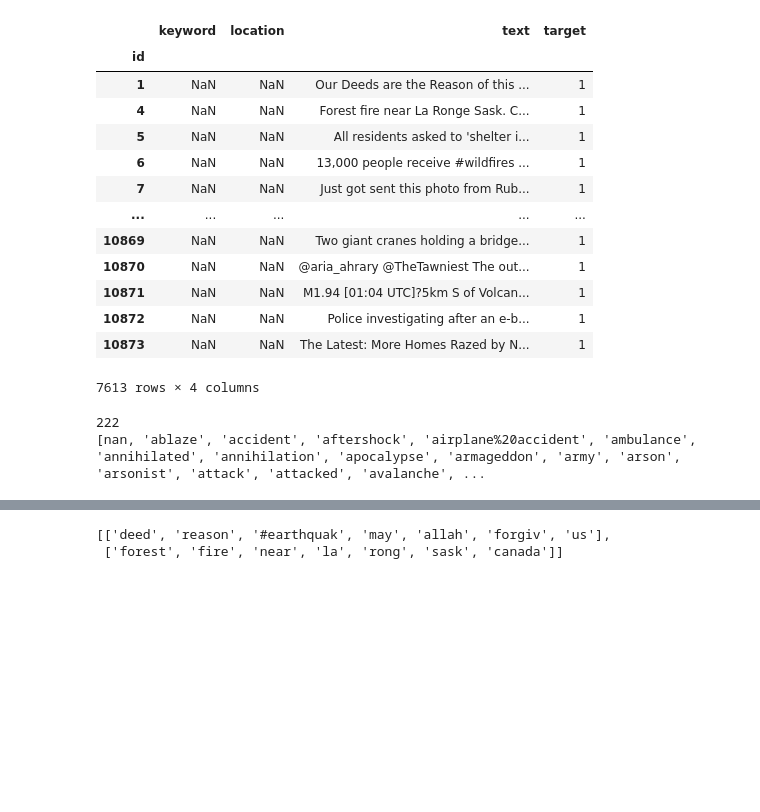
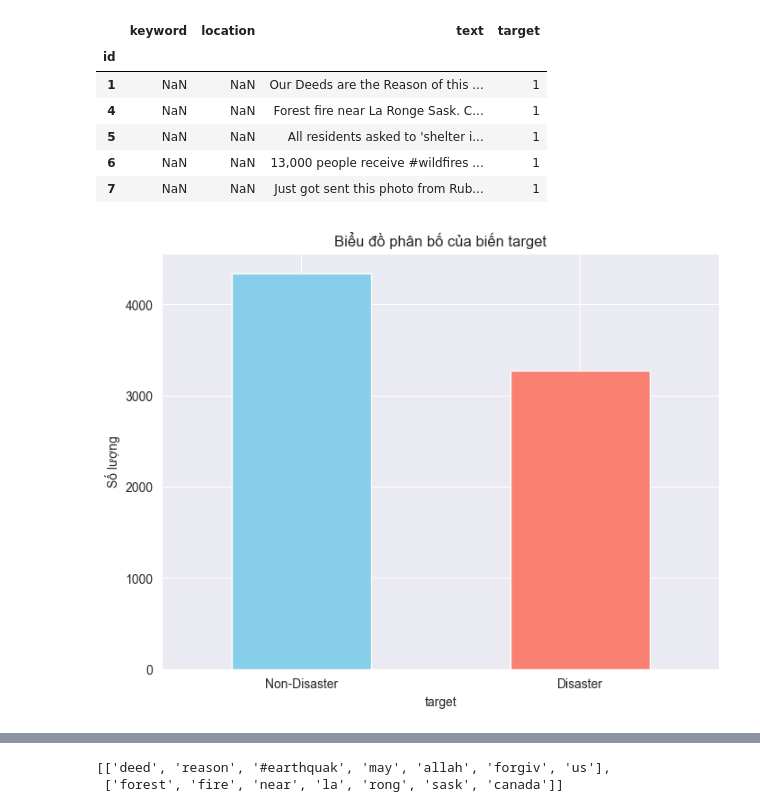
Before and after one commit to kimdamitung/NaturalLanguageProcessing, a Jupyter notebook: Nhom14/naturallanguageprocessing.ipynb, the cells around one changed output, grey strips where cells are left out. Cells and saved outputs as stored; diff of their text form; code cells hidden in the pictures; blank space fills up the shorter version.

```diff
--- a/Nhom14/naturallanguageprocessing.ipynb
+++ b/Nhom14/naturallanguageprocessing.ipynb
@@ -17,26 +18,12 @@ from joblib import Parallel, delayed
 # %%
 df_train = pd.read_csv('dataset/train.csv', index_col=0)
 df_test  = pd.read_csv('dataset/test.csv', index_col=0)
-df_train
+df_train.head()
 # %% [output]
 |  | keyword | location | text | target |
 | id |  |  |  |  |
 | 1 | NaN | NaN | Our Deeds are the Reason of this ... | 1 |
 | 4 | NaN | NaN | Forest fire near La Ronge Sask. C... | 1 |
 | 5 | NaN | NaN | All residents asked to 'shelter i... | 1 |
 | 6 | NaN | NaN | 13,000 people receive #wildfires ... | 1 |
 | 7 | NaN | NaN | Just got sent this photo from Rub... | 1 |
-| ... | ... | ... | ... | ... |
-| 10869 | NaN | NaN | Two giant cranes holding a bridge... | 1 |
-| 10870 | NaN | NaN | @aria_ahrary @TheTawniest The out... | 1 |
-| 10871 | NaN | NaN | M1.94 [01:04 UTC]?5km S of Volcan... | 1 |
-| 10872 | NaN | NaN | Police investigating after an e-b... | 1 |
-| 10873 | NaN | NaN | The Latest: More Homes Razed by N... | 1 |
-7613 rows × 4 columns
-# %%
-keywords = df_train['keyword'].unique().tolist()
-print(len(keywords))
-print(keywords)
-# %% [output]
-222
-[nan, 'ablaze', 'accident', 'aftershock', 'airplane%20accident', 'ambulance', 'annihilated', 'annihilation', 'apocalypse', 'armageddon', 'army', 'arson', 'arsonist', 'attack', 'attacked', 'avalanche', ...
@@ -42,0 +32,10 @@ print(keywords)
+# %%
+plt.figure(figsize=(8, 6))
+df['target'].value_counts().plot(kind='bar', color=['skyblue', 'salmon'])
+plt.title('Biểu đồ phân bố của biến target')
+plt.xlabel('target')
+plt.ylabel('Số lượng')
+plt.xticks(ticks=[0, 1], labels=['Non-Disaster', 'Disaster'], rotation=0)
+plt.show()
+# %% [output]
+[figure, added]
```
Also changed, not shown: parts of 10 cells of this notebook, 12 other files.
